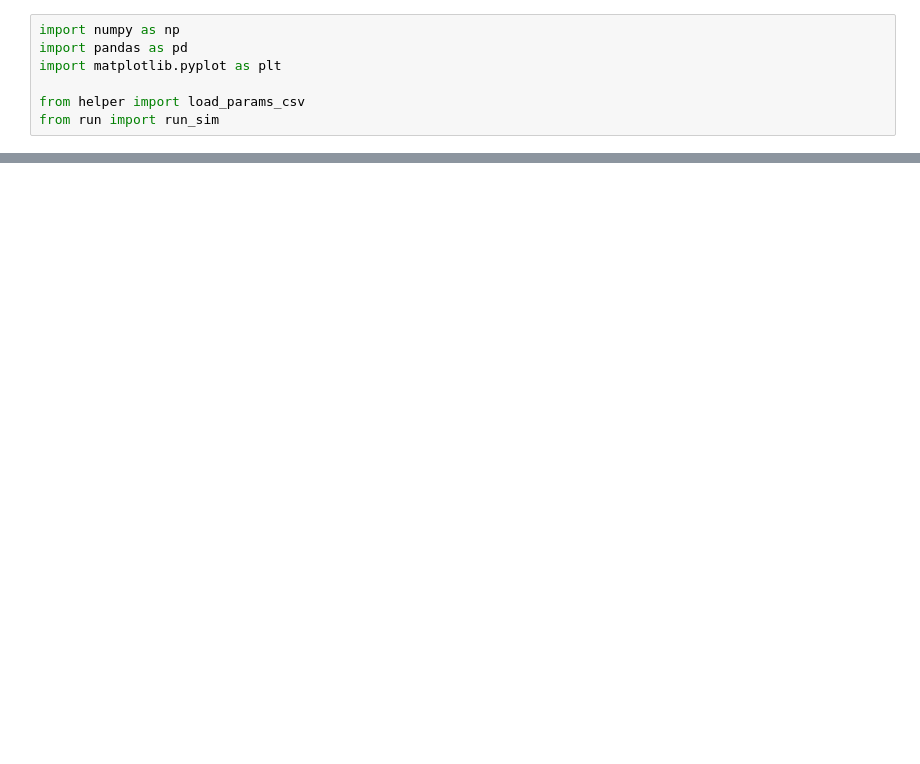
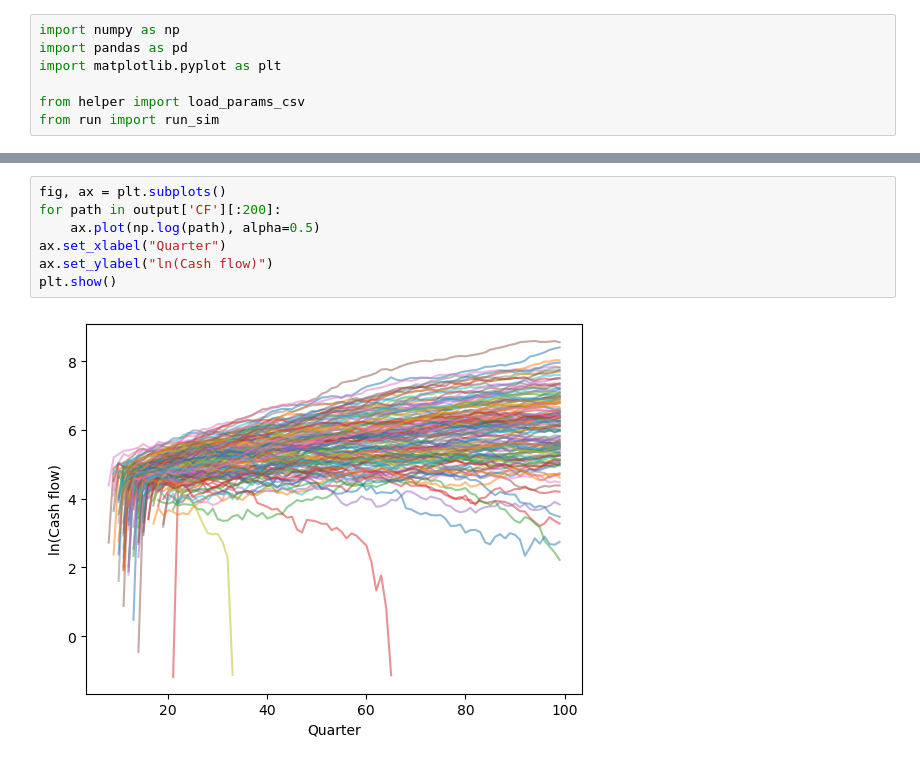
Before and after one commit to dolyasergey/master-thesis, a Jupyter notebook: LBO Simulation.ipynb, the cells around one changed output, grey strips where cells are left out. Cells and saved outputs as stored; diff of their text form; blank space fills up the shorter version.

```diff
--- a/LBO Simulation.ipynb
+++ b/LBO Simulation.ipynb
@@ -61,0 +104,9 @@ Text(0, 0.5, 'ln(Revenue)')
+# %%
+fig, ax = plt.subplots()
+for path in output['CF'][:200]:
+    ax.plot(np.log(path), alpha=0.5)
+ax.set_xlabel("Quarter")
+ax.set_ylabel("ln(Cash flow)")
+plt.show()
+# %% [output]
+[figure, added]
```
Also changed, not shown: parts of 9 cells of this notebook, 3 other files.
